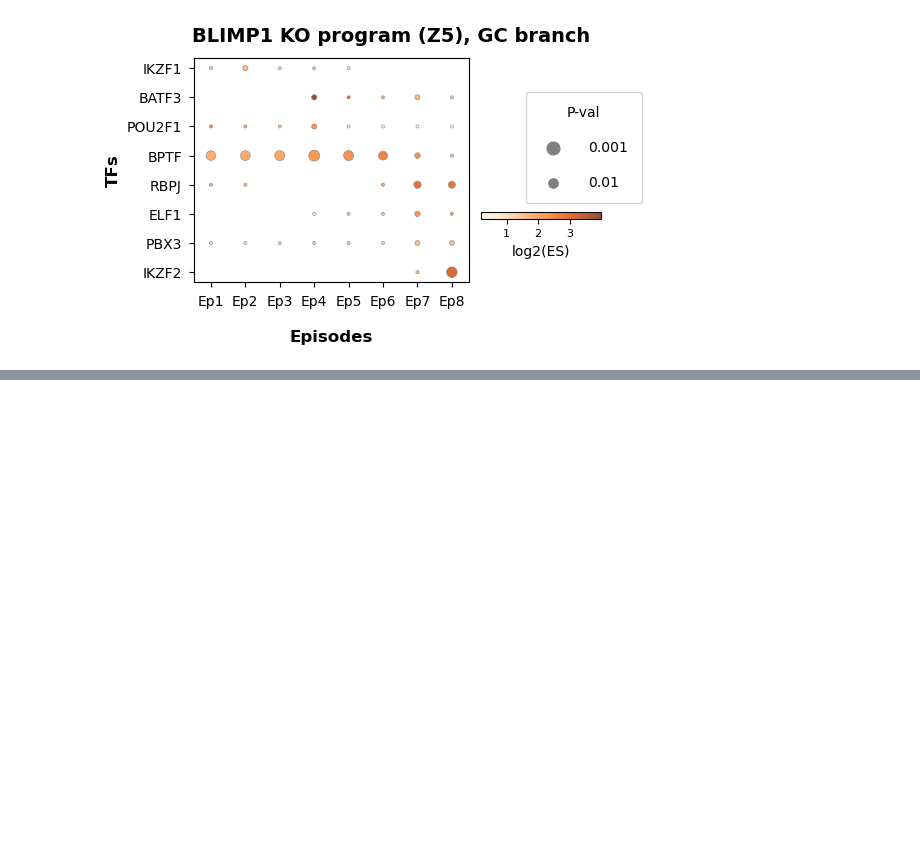
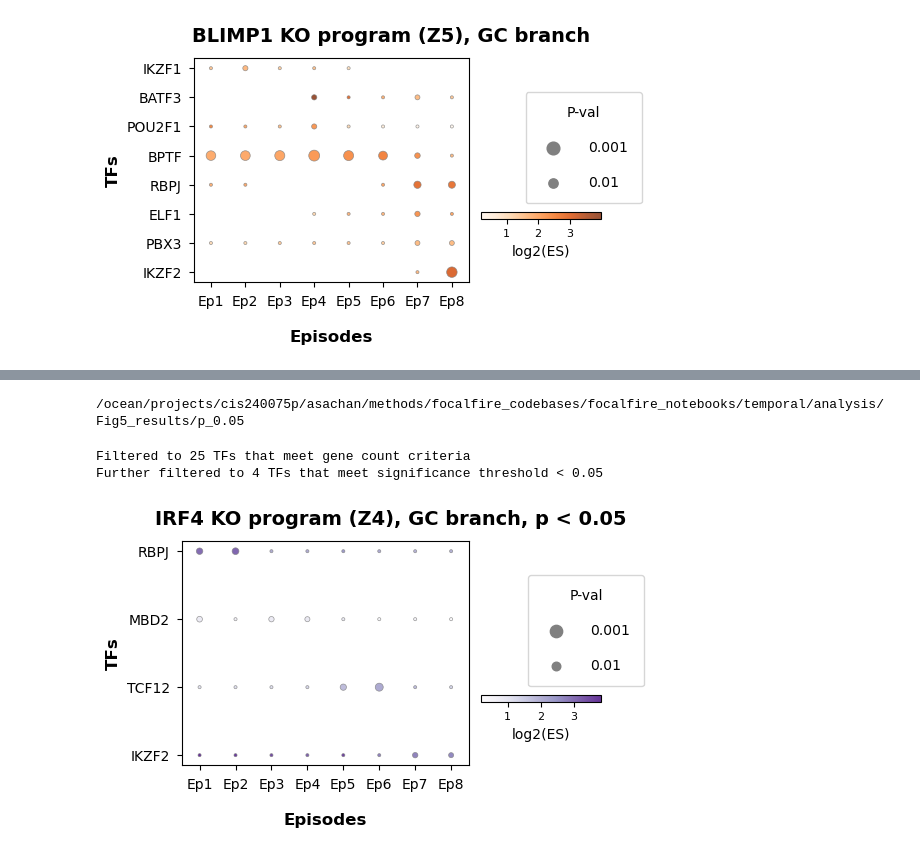
Before and after one commit to sachha-naksha/firefate_notebooks, a Jupyter notebook: temporal/analysis/Fig5_episodic_enrichment.ipynb, the cells around one changed output, grey strips where cells are left out. Drawn from its saved outputs; the diff is of its cells as text; code cells hidden in the pictures; blank space fills up the shorter version.

```diff
--- a/temporal/analysis/Fig5_episodic_enrichment.ipynb
+++ b/temporal/analysis/Fig5_episodic_enrichment.ipynb
@@ -72,0 +91,26 @@ Further filtered to 8 TFs that meet significance threshold < 0.08
+# %%
+RESULTS_DIR = os.path.join(os.getcwd(), 'Fig5_results', 'p_0.05')
+os.makedirs(RESULTS_DIR, exist_ok=True)
+print(RESULTS_DIR)
+# %% [output]
+/ocean/projects/cis240075p/asachan/methods/focalfire_codebases/focalfire_notebooks/temporal/analysis/Fig5_results/p_0.05
+# %%
+fig, plot_data_irf4_005, plotted_tfs_irf4_ko_005 = plot_tf_episodic_enrichment_dotplot(
+    dfs=dfs_irf4_ko,
+    episode_labels=ko_episode_labels,
+    figsize=(6, 3.5),
+    p_value_threshold=0.05,
+    min_significance_threshold=0.05,
+    min_dot_size=10,
+    max_dot_size=200,
+    cmap_name="Purples",
+    tf_order=None,
+    figure_title="IRF4 KO program (Z4), GC branch, p < 0.05",
+    log_scale=True,
+    horizontal_layout=False
+)
+fig.savefig(os.path.join(RESULTS_DIR, "z4_irf4_ko_gc_ee_005.pdf"), dpi=300, bbox_inches="tight")
+# %% [output]
+Filtered to 25 TFs that meet gene count criteria
+Further filtered to 4 TFs that meet significance threshold < 0.05
+[figure, added]
```
Also changed, not shown: parts of 8 cells of this notebook, 3 other files.
